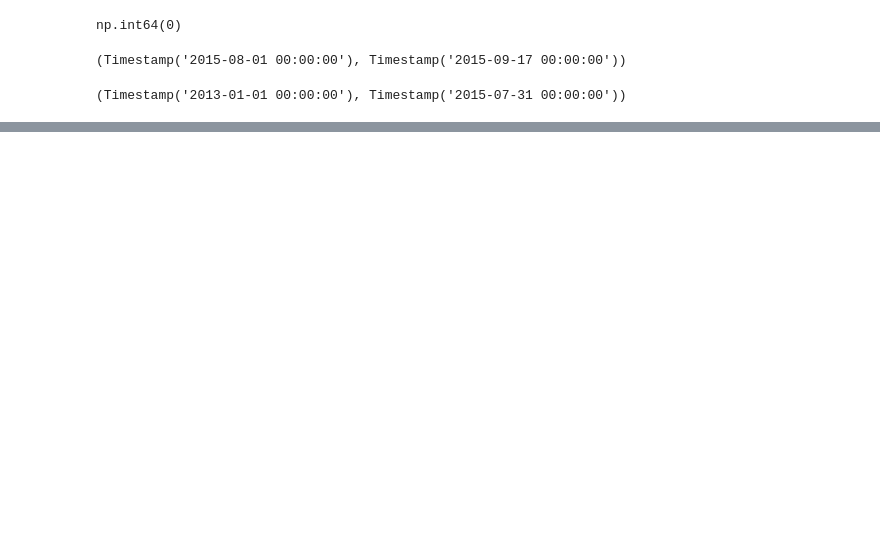
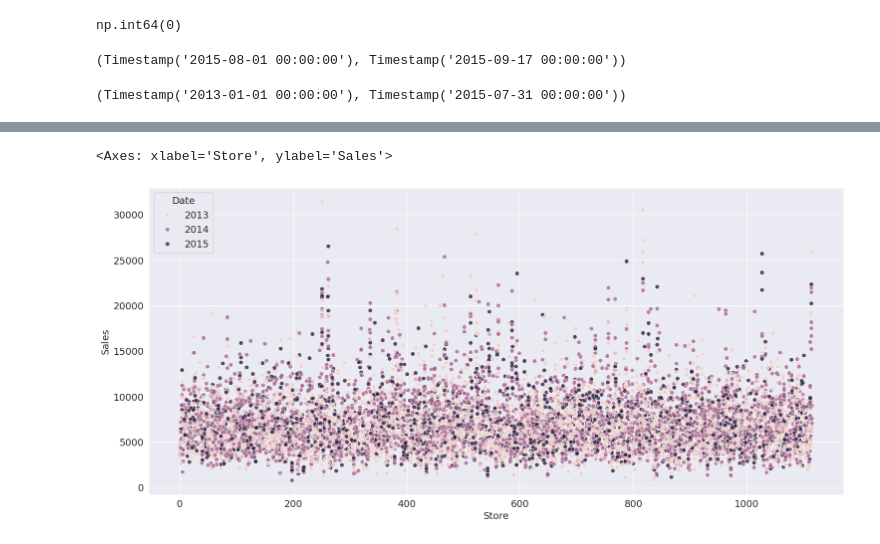
Before and after one commit to Imran1hp/Machine-Learning, a Jupyter notebook: Rossmann_store_sales_prob.ipynb, the cells around one changed output, grey strips where cells are left out. Saved outputs shown, nothing was run; the diff lists cells and outputs as text; code cells hidden in the pictures; blank space fills up the shorter version.

```diff
--- a/Rossmann_store_sales_prob.ipynb
+++ b/Rossmann_store_sales_prob.ipynb
@@ -164,0 +213,8 @@ merged_df.Date.min(),merged_df.Date.max()
+# %%
+plt.figure(figsize=(18,8))
+temp_df = merged_df.sample(10000)
+temp_df['Date'] = pd.to_datetime(temp_df['Date'])
+sns.scatterplot(x=temp_df.Store , y=temp_df.Sales,hue=temp_df.Date.dt.year,alpha=0.8)
+# %% [output]
+<Axes: xlabel='Store', ylabel='Sales'>
+[figure, added]
```
Also changed, not shown: parts of 10 cells of this notebook.
